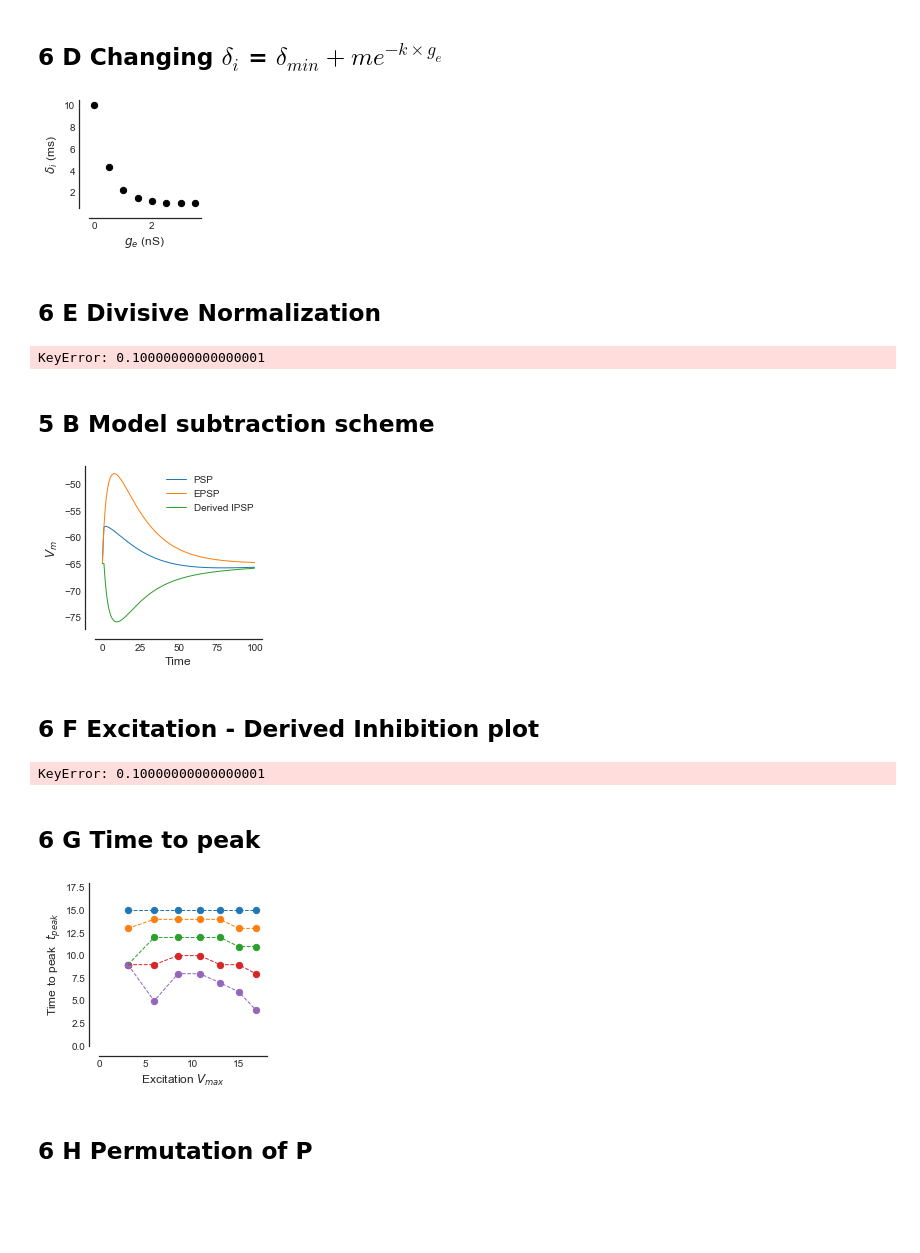
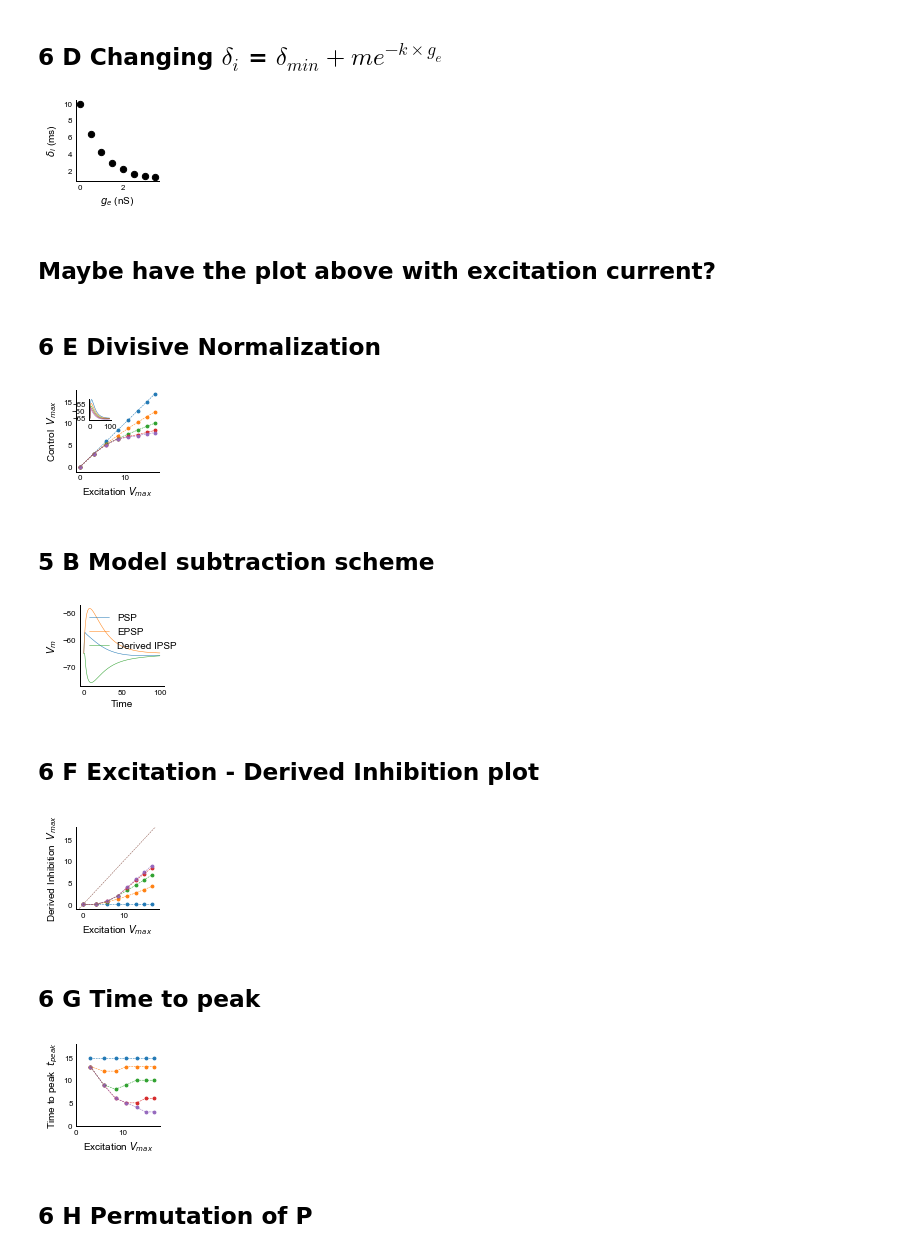
Before and after one commit to sahilm89/linearity, a Jupyter notebook: Paper_Figures/Figure 6 (Conductance model), Figure 5B (Model derived inhibition).ipynb, the cells around one changed output. Saved outputs shown, nothing was run; the diff lists cells and outputs as text; code cells hidden in the pictures; blank space fills up the shorter version.

```diff
--- a/Paper_Figures/Figure 6 (Conductance model), Figure 5B (Model derived inhibition).ipynb
+++ b/Paper_Figures/Figure 6 (Conductance model), Figure 5B (Model derived inhibition).ipynb
@@ -15,7 +15,7 @@ from Linearity import Neuron
 import lmfit
 from pickle import dump
 # %%
-def simpleaxis(axes, every=False, outward=True):
+def simpleaxis(axes, every=False, outward=False):
     if not isinstance(axes, (list, numpy.ndarray)):
         axes = [axes]
     for ax in axes:
@@ -91,17 +91,17 @@ for numSq in set(n[1]).intersection(set(n[2])):
             inh_fit = fitFunctionToPSP(time, inh)
 
             fig,ax = plt.subplots()
-            ax.plot(time*1e3, exc, alpha=0.2, c='b')
+            ax.plot(time*1e3, exc, alpha=1, c='b')
             ax.set_xlabel("Time (ms)")
             ax.set_ylabel("Current (pA)")
-            ax.plot(time*1e3, exc_fit.best_fit, '-', label="Excitation", c='b')
+            ax.plot(time*1e3, exc_fit.best_fit, '-', alpha=1, label="Excitation", c='gray')
 
-            ax.plot(time*1e3, -inh, alpha=0.2, c='g')
-            ax.plot(time*1e3, -inh_fit.best_fit, '-', label="Inhibition", c='g')
+            ax.plot(time*1e3, -inh, alpha=1, c='g')
+            ax.plot(time*1e3, -inh_fit.best_fit, '-', alpha=1,  label="Inhibition", c='gray')
             ax.annotate('Excitation', (50,100), (50,100), xycoords='data',color='b')
             ax.annotate('Inhibition', (50,-300), (50,-300), xycoords='data',color='g')
-            fig.set_figwidth(2)
-            fig.set_figheight(2)
+            fig.set_figwidth(1.5)
+            fig.set_figheight(1.5)
             simpleaxis(ax)
             dump(fig,file('figures/fig6/6b.pkl','wb'))
             plt.show()
@@ -262,7 +262,7 @@ for prop in prop_array:
     for con_trace,e_t in zip(di_control[prop], di_exc):
         v_max.append(max(con_trace) - float(approximateDict[leak_rev]/mV))
         e_max.append(max(e_t) - float(approximateDict[leak_rev]/mV))
-    handles.append(ax.scatter(e_max, v_max, s=40))
+    handles.append(ax.scatter(e_max, v_max, s=8))
     ax.plot(e_max, v_max, '--')
     labels.append("$P= {}$".format(prop))
 ax.set_xlabel("Excitation $V_{max}$")
@@ -271,11 +271,12 @@ left, bottom, width, height = [0.25, 0.6, 0.2, 0.2]
 ax2 = fig.add_axes([left, bottom, width, height])
 for prop in prop_array:
     ax2.plot(trange, di_control[prop][5])
+    simpleaxis(ax2)
 #ax2.set_xlabel("Time")
 #ax2.set_ylabel("Membrane potential (mV)")
 #fig.legend(handles, labels, loc ='center right')
-fig.set_figwidth(2)
-fig.set_figheight(2)
+fig.set_figwidth(1.5)
+fig.set_figheight(1.5)
 simpleaxis(ax)
 dump(fig,file('figures/fig6/6c.pkl','wb'))
 # ax.set_title("Divisive Inhibition")
@@ -293,18 +294,21 @@ Constant $delta_i$ was 4.0 ms
 # %%
 d = lambda minDelay,k,e: minDelay + m*exp(-(k*e))
 nS = nano*siemens
-k, m, minDelay = 2/nS, 9*ms, 1.*ms
+k, m, minDelay = 1./nS, 9*ms, 1.*ms
 fig, ax = plt.subplots()
 ax.scatter(erange, [d(minDelay,k,e*nS)/ms for e in erange], s=40, facecolor='k', edgecolor='k')
 ax.set_xlabel("$g_e$ (nS)")
 ax.set_ylabel("$\\delta_i$ (ms)")
-fig.set_figwidth(2)
-fig.set_figheight(2)
+fig.set_figwidth(1.5)
+fig.set_figheight(1.5)
 simpleaxis(ax)
 dump(fig,file('figures/fig6/6d.pkl','wb'))
+fig.savefig('figures/fig6/6d.svg')
 plt.show()
 # %% [output]
-[figure, old version]
+[figure, new version]
+# %% [markdown]
+## Maybe have the plot above with excitation current?
 # %%
 check_vm = simplify(Vm_t[0].subs({i:averageEstimateDict[i] for i in averageEstimateDict if i not in [g_e, g_i, delta_i]}).subs(approximateDict).subs({g_i: P*g_e, delta_i: d(minDelay,k,g_e)}).evalf())
 f = lambdify((g_e, P, t), check_vm/mV, (unitsDict, "numpy"))
@@ -321,7 +325,7 @@ for prop in prop_array:
     for con_trace,e_t in zip(dn_control[prop], dn_exc):
         v_max.append(max(con_trace) - float(approximateDict[leak_rev]/mV))
         e_max.append(max(e_t) - float(approximateDict[leak_rev]/mV))
-    handles.append(ax.scatter(e_max, v_max, s=40))
+    handles.append(ax.scatter(e_max, v_max, s=8))
     ax.plot(e_max, v_max, '--')
     labels.append("$P= {}$".format(prop))
 ax.set_xlabel("Excitation $V_{max}$")
@@ -330,40 +334,41 @@ left, bottom, width, height = [0.25, 0.6, 0.2, 0.2]
 ax2 = fig.add_axes([left, bottom, width, height])
 for prop in prop_array:
     ax2.plot(trange, dn_control[prop][5])
+simpleaxis(ax2)
 #ax2.set_xlabel("Time")
 #ax2.set_ylabel("Membrane potential (mV)")
 # fig.legend(handles, labels, loc ='right')
-fig.set_figwidth(2)
-fig.set_figheight(2)
+fig.set_figwidth(1.5)
+fig.set_figheight(1.5)
 simpleaxis(ax)
 dump(fig,file('figures/fig6/6e.pkl','wb'))
 # ax.set_title("Divisive Normalization", fontsize=18)
 plt.show()
 # %% [output]
-KeyError: 0.10000000000000001
+[figure, added]
 # %% [markdown]
 ## 5 B Model subtraction scheme
 # %%
 fig, ax = plt.subplots()
 handles, labels = [], []
 prop = 4
 
 i_max, e_max = [], []
 trace_c, trace_e = numpy.array(dn_control[prop][-1]), numpy.array(dn_exc[-1])
 ax.plot(trange, trace_c, label="PSP")
 ax.plot(trange, trace_e, label="EPSP")
 trace_i =  float(approximateDict[leak_rev]/mV) + (trace_c - trace_e)
 ax.plot(trange, trace_i, label="Derived IPSP")
 ax.set_xlabel("Time")
 ax.set_ylabel("$V_m$")
-fig.set_figwidth(3)
-fig.set_figheight(3)
+fig.set_figwidth(1.5)
+fig.set_figheight(1.5)
 simpleaxis(ax)
 dump(fig,file('figures/fig5/5b.pkl','wb'))
 plt.legend()
 plt.show()
 # %% [output]
-[figure, old version]
+[figure, new version]
 # %% [markdown]
 ## 6 F Excitation - Derived Inhibition plot
 # %%
@@ -374,7 +379,7 @@ for prop in prop_array:
     for con_trace,e_t in zip(dn_control[prop], dn_exc):
         i_max.append(max(e_t) - max(con_trace))
         e_max.append(max(e_t) - float(approximateDict[leak_rev]/mV))
-    handles.append(ax.scatter(e_max, i_max, s=40))
+    handles.append(ax.scatter(e_max, i_max, s=8))
     ax.plot(e_max, i_max, '--')
     labels.append("$P= {}$".format(prop))
 ax.set_xlabel("Excitation $V_{max}$")
@@ -383,13 +388,13 @@ xlim = ax.get_xlim()
 ax.set_ylim (xlim)
 ax.plot(xlim, xlim, '--')
 # fig.legend(handles, labels, loc ='center right')
-fig.set_figwidth(2)
-fig.set_figheight(2)
+fig.set_figwidth(1.5)
+fig.set_figheight(1.5)
 simpleaxis(ax)
 dump(fig,file('figures/fig6/6f.pkl','wb'))
 plt.show()
 # %% [output]
-KeyError: 0.10000000000000001
+[figure, added]
 # %% [markdown]
 ## 6 G Time to peak
 # %%
@@ -400,7 +405,7 @@ for prop in prop_array:
     for con_trace,e_t in zip(dn_control[prop], dn_exc):
         ttp.append(numpy.argmax(con_trace))
         e_max.append(max(e_t) - float(approximateDict[leak_rev]/mV))
-    handles.append(ax.scatter(e_max[1:], ttp[1:], s=40))
+    handles.append(ax.scatter(e_max[1:], ttp[1:], s=8))
     ax.plot(e_max[1:], ttp[1:], '--')
     labels.append("$P= {}$".format(prop))
 ax.set_xlabel("Excitation $V_{max}$")
@@ -408,13 +413,13 @@ ax.set_ylabel("Time to peak  $t_{peak}$")
 ax.set_xlim(0,18)
 ax.set_ylim(0,18)
 # fig.legend(handles, labels, loc ='center right')
-fig.set_figwidth(3)
-fig.set_figheight(3)
+fig.set_figwidth(1.5)
+fig.set_figheight(1.5)
 simpleaxis(ax)
 dump(fig,file('figures/fig6/6g.pkl','wb'))
 plt.show()
 # %% [output]
-[figure, old version]
+[figure, new version]
 # %% [markdown]
 ## 6 H Permutation of P
 # %%
```
Also changed, not shown: parts of 10 cells of this notebook, 2 other files.
